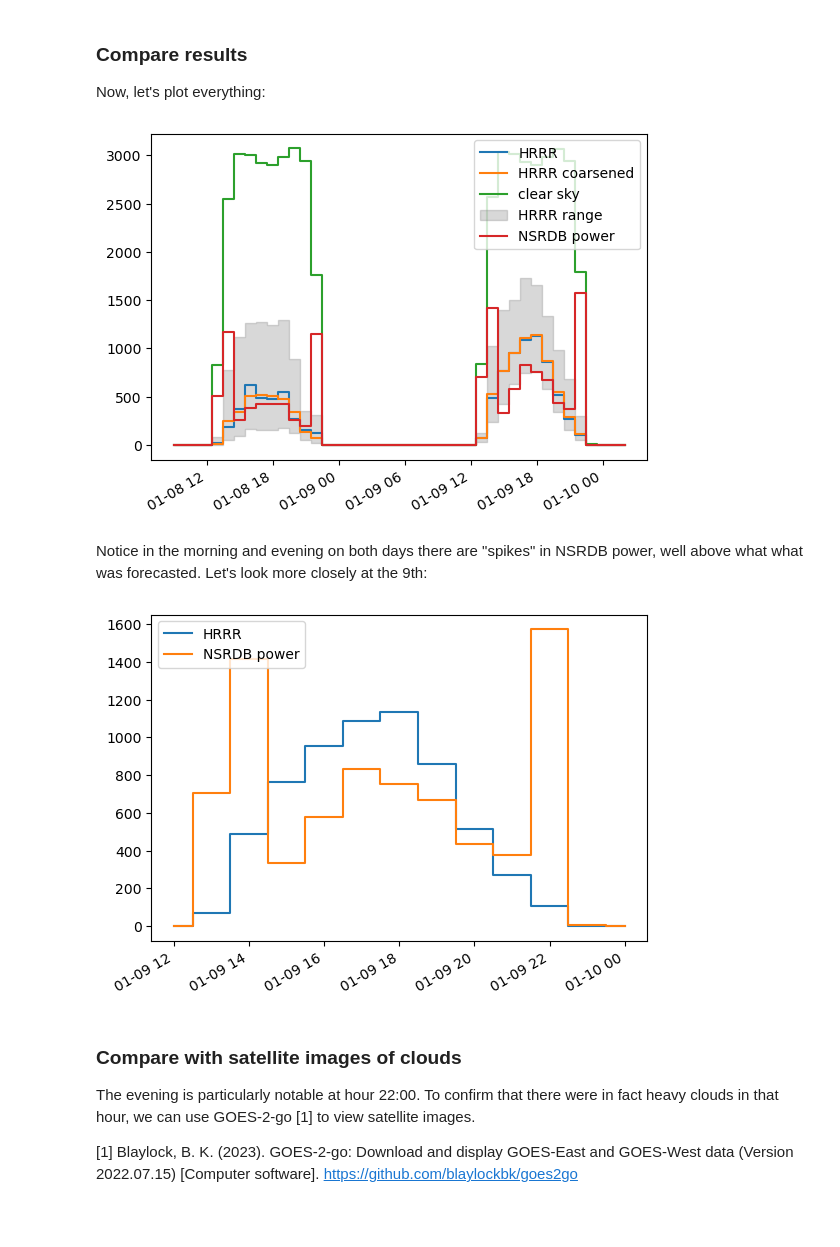
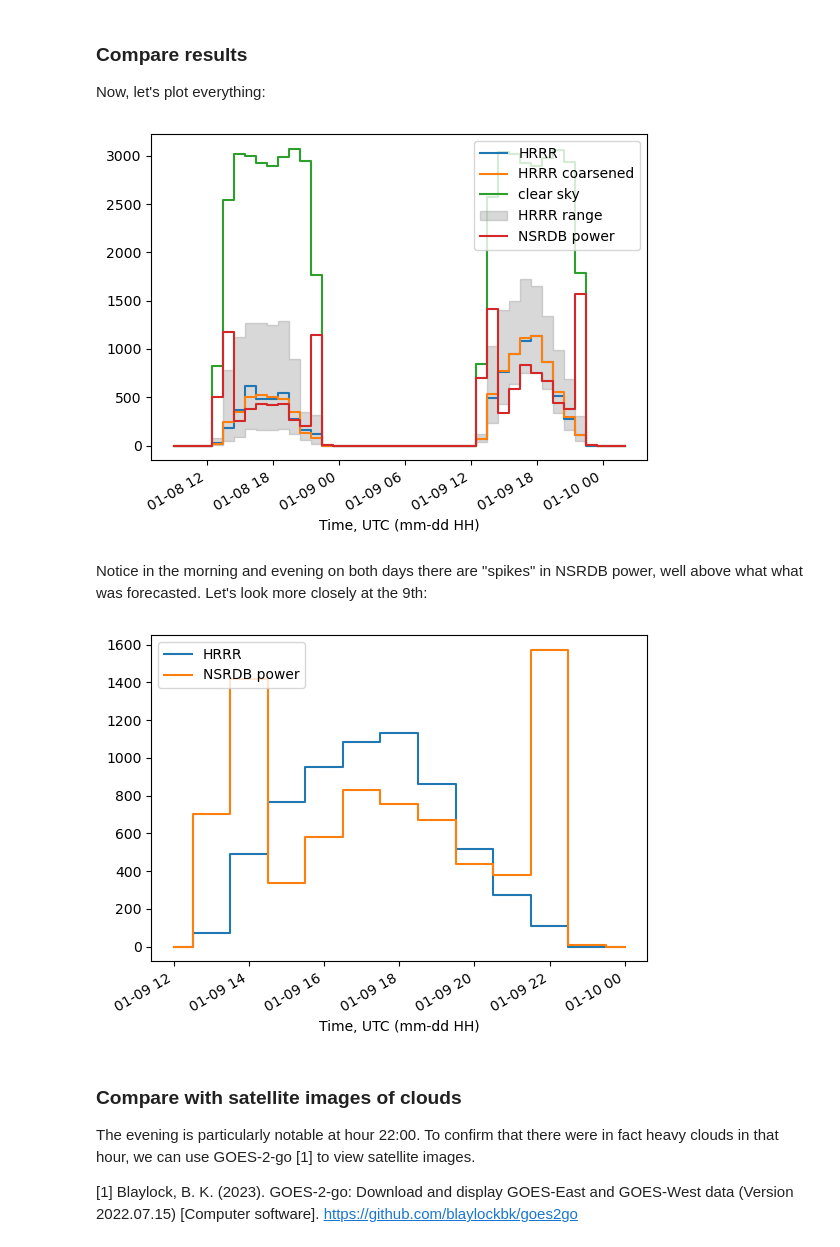
Before and after one commit to williamhobbs/solar-fleet-forecast-probability-tool, a Jupyter notebook: 03_considerations_for_actual_weather.ipynb, the cells around one changed output. Drawn from its saved outputs; the diff is of its cells as text; code cells hidden in the pictures; blank space fills up the shorter version.

```diff
--- a/03_considerations_for_actual_weather.ipynb
+++ b/03_considerations_for_actual_weather.ipynb
@@ -467,25 +467,26 @@ Now, let's plot everything:
 # %%
 mask = (power_ac_nsrdb_all.index >= valid_start) & (power_ac_nsrdb_all.index <= valid_end)
 
 plt.plot(power_ac_hrrr_all.index, power_ac_hrrr_all.power_ac, drawstyle='steps-mid',
          label='HRRR')
 plt.plot(p_ac_hrrr_coarse_all.index, p_ac_hrrr_coarse_all.power_ac, drawstyle='steps-mid',
          label='HRRR coarsened')
 plt.plot(power_ac_cs_all.loc[mask].index, power_ac_cs_all.loc[mask].power_ac,
          drawstyle='steps-mid', label='clear sky')
 plt.fill_between(p_ac_hrrr_coarse_min_all.index,
                  p_ac_hrrr_coarse_min_all.power_ac,
                  p_ac_hrrr_coarse_max_all.power_ac,
                  step='mid', color="gray", alpha=0.3, label='HRRR range')
 plt.plot(power_ac_nsrdb_all.loc[mask].index,
          power_ac_nsrdb_all.loc[mask].power_ac,
          drawstyle='steps-mid',
          label='NSRDB power')
 plt.legend(loc='upper right')
 plt.gcf().autofmt_xdate()
+plt.xlabel('Time, UTC (mm-dd HH)')
 plt.show()
 # %% [output]
-[figure, old version]
+[figure, new version]
 # %% [markdown]
 Notice in the morning and evening on both days there are "spikes" in NSRDB power, well above what what was forecasted. Let's look more closely at the 9th:
 # %%
@@ -501,9 +502,10 @@ plt.plot(power_ac_nsrdb_all.loc[mask].index,
          label='NSRDB power')
 plt.legend(loc='upper left')
 plt.gcf().autofmt_xdate()
+plt.xlabel('Time, UTC (mm-dd HH)')
 plt.show()
 # %% [output]
-[figure, old version]
+[figure, new version]
 # %% [markdown]
 ### Compare with satellite images of clouds
 The evening is particularly notable at hour 22:00. To confirm that there were in fact heavy clouds in that hour, we can use GOES-2-go [1] to view satellite images.
```
Also changed, not shown: parts of 1 cell of this notebook, 7 other files.
